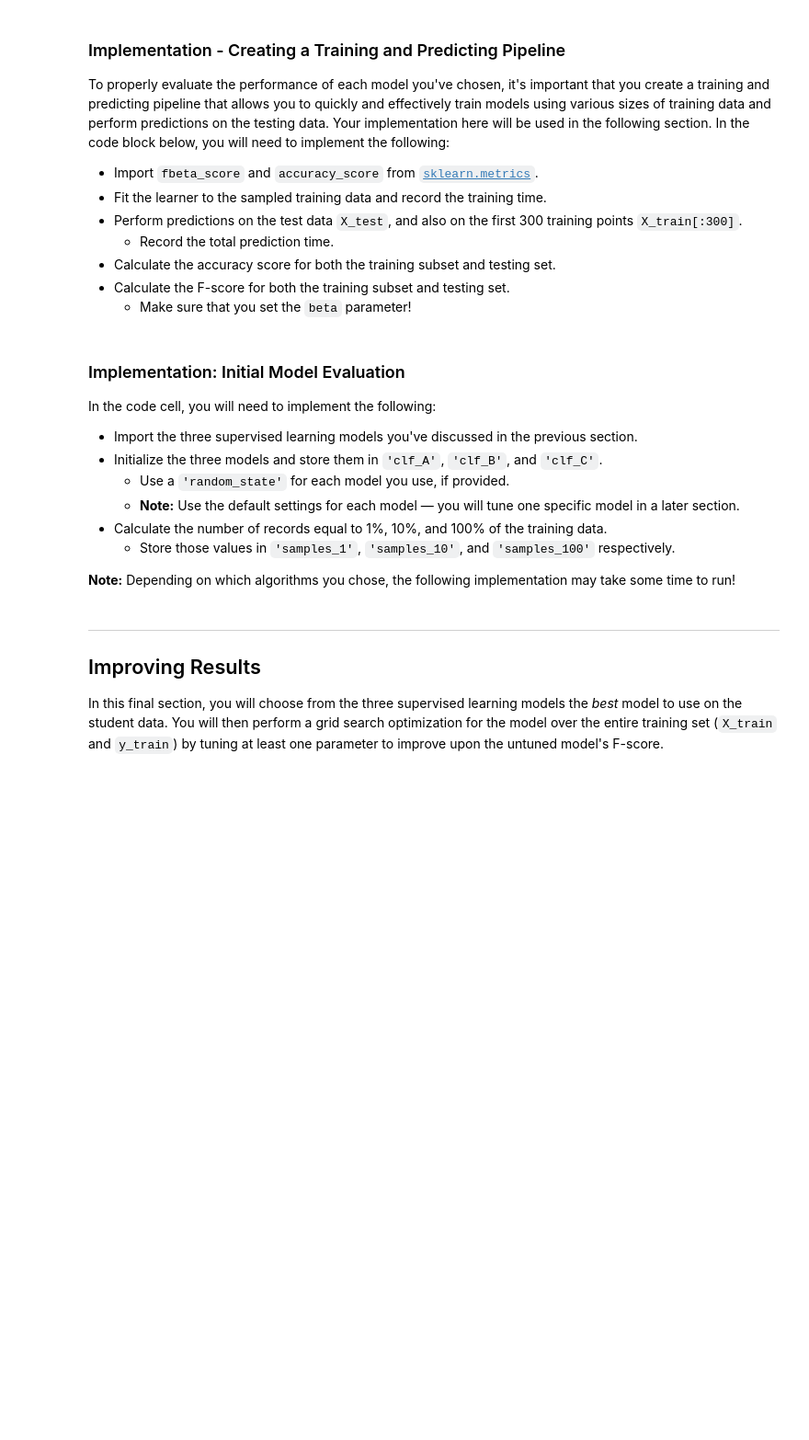
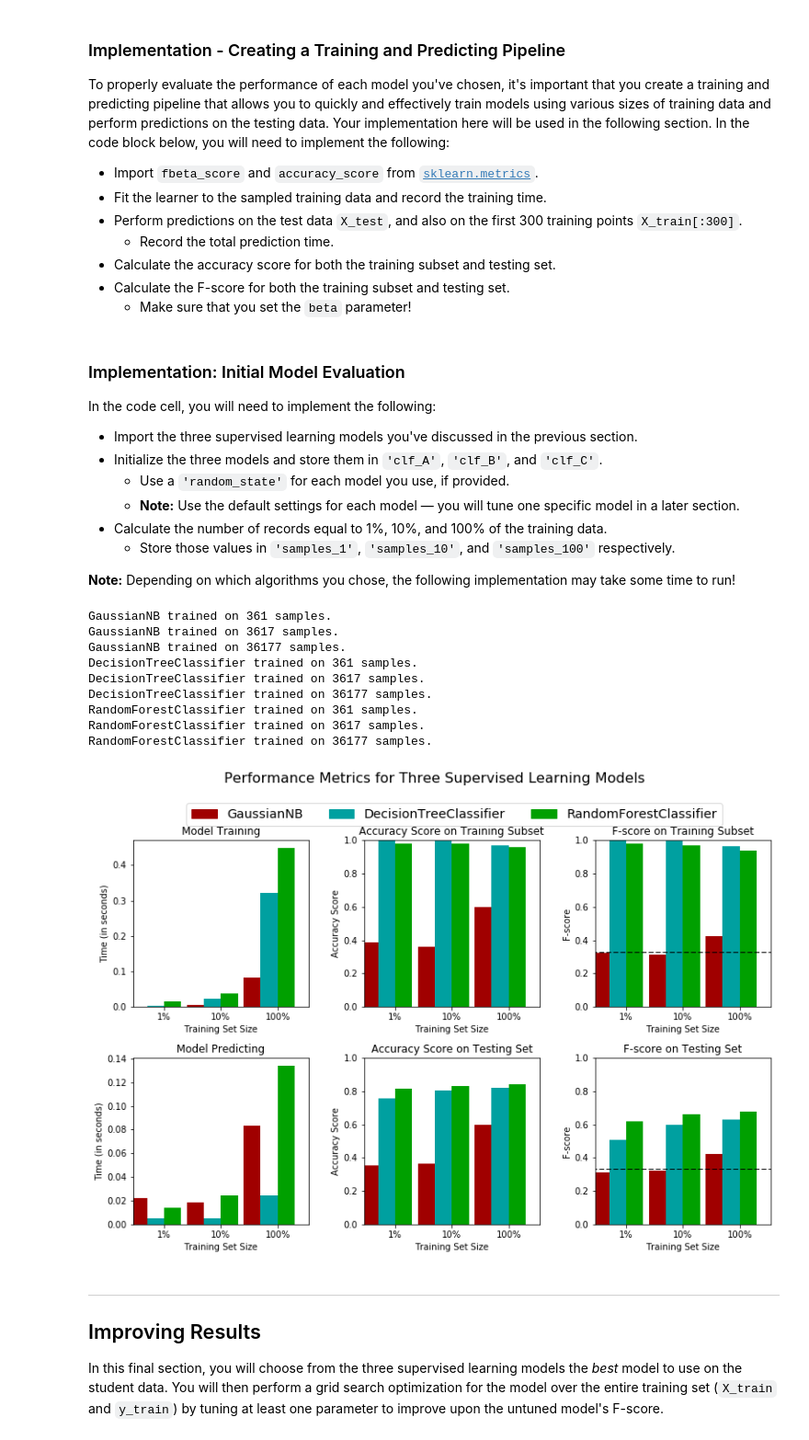
Before and after one commit to acheng1230/Udacity_MLND, a Jupyter notebook: projects/finding_donors/finding_donors.ipynb, the cells around one changed output. Shown at 92% size. Drawn from its saved outputs; the diff is of its cells as text; code cells hidden in the pictures; blank space fills up the shorter version.

```diff
--- a/projects/finding_donors/finding_donors.ipynb
+++ b/projects/finding_donors/finding_donors.ipynb
@@ -166,14 +166,14 @@ Additionally, as with the non-numeric features, we need to convert the non-numer
 features_final = pd.get_dummies(features_log_minmax_transform)
 
 # TODO: Encode the 'income_raw' data to numerical values
-income = pd.get_dummies(income_raw)
+income = income_raw.apply(lambda x: 1 if x == '>50K' else 0)
 
 # Print the number of features after one-hot encoding
 encoded = list(features_final.columns)
 print("{} total features after one-hot encoding.".format(len(encoded)))
 
 # Uncomment the following line to see the encoded feature names
-# print(encoded)
+#print(encoded)
 # %% [output]
 103 total features after one-hot encoding.
 # %% [markdown]
@@ -299,6 +314,7 @@ In the code block below, you will need to implement the following:
    - Make sure that you set the `beta` parameter!
 # %%
 # TODO: Import two metrics from sklearn - fbeta_score and accuracy_score
+from sklearn.metrics import fbeta_score, accuracy_score
 
 def train_predict(learner, sample_size, X_train, y_train, X_test, y_test):
     '''
@@ -310,41 +326,43 @@ def train_predict(learner, sample_size, X_train, y_train, X_test, y_test):
        - X_test: features testing set
        - y_test: income testing set
     '''
-
     results = {}
 
     # TODO: Fit the learner to the training data using slicing with 'sample_size' using .fit(training_features[:], training_labels[:])
+    X_train = X_train[:sample_size]
+    y_train = y_train[:sample_size]
+
     start = time() # Get start time
-    learner = None
+    learner.fit(X_train, y_train)
     end = time() # Get end time
 
     # TODO: Calculate the training time
-    results['train_time'] = None
+    results['train_time'] = end - start
 
     # TODO: Get the predictions on the test set(X_test),
     #       then get predictions on the first 300 training samples(X_train) using .predict()
     start = time() # Get start time
-    predictions_test = None
-    predictions_train = None
+    predictions_test = learner.predict(X_test)
+    predictions_train = learner.predict(X_train)
     end = time() # Get end time
 
     # TODO: Calculate the total prediction time
-    results['pred_time'] = None
+    results['pred_time'] = end - start
 
     # TODO: Compute accuracy on the first 300 training samples which is y_train[:300]
-    results['acc_train'] = None
+    results['acc_train'] = accuracy_score(y_train, predictions_train)
 
     # TODO: Compute accuracy on test set using accuracy_score()
-    results['acc_test'] = None
+    results['acc_test'] = accuracy_score(y_test, predictions_test)
 
     # TODO: Compute F-score on the the first 300 training samples using fbeta_score()
-    results['f_train'] = None
+    results['f_train'] = fbeta_score(y_train, predictions_train, beta=0.5)
 
     # TODO: Compute F-score on the test set which is y_test
-    results['f_test'] = None
+    results['f_test'] = fbeta_score(y_test, predictions_test, beta=0.5)
 
     # Success
-    print "{} trained on {} samples.".format(learner.__class__.__name__, sample_size)
+    print("{} trained on {} samples.".format(learner.__class__.__name__, sample_size))
 
     # Return the results
     return results
@@ -361,31 +379,45 @@ In the code cell, you will need to implement the following:
 **Note:** Depending on which algorithms you chose, the following implementation may take some time to run!
 # %%
 # TODO: Import the three supervised learning models from sklearn
+from sklearn.naive_bayes import GaussianNB
+from sklearn.tree import DecisionTreeClassifier
+from sklearn.ensemble import RandomForestClassifier
 
 # TODO: Initialize the three models
-clf_A = None
-clf_B = None
-clf_C = None
+clf_A = GaussianNB()
+clf_B = DecisionTreeClassifier()
+clf_C = RandomForestClassifier()
 
 # TODO: Calculate the number of samples for 1%, 10%, and 100% of the training data
 # HINT: samples_100 is the entire training set i.e. len(y_train)
 # HINT: samples_10 is 10% of samples_100
 # HINT: samples_1 is 1% of samples_100
-samples_100 = None
-samples_10 = None
-samples_1 = None
+samples_100 = int(len(y_train))
+samples_10 = int(0.1 * samples_100)
+samples_1 = int(0.01 * samples_100)
 
 # Collect results on the learners
 results = {}
 for clf in [clf_A, clf_B, clf_C]:
     clf_name = clf.__class__.__name__
     results[clf_name] = {}
     for i, samples in enumerate([samples_1, samples_10, samples_100]):
         results[clf_name][i] = \
         train_predict(clf, samples, X_train, y_train, X_test, y_test)
 
 # Run metrics visualization for the three supervised learning models chosen
 vs.evaluate(results, accuracy, fscore)
+# %% [output]
+GaussianNB trained on 361 samples.
+GaussianNB trained on 3617 samples.
+GaussianNB trained on 36177 samples.
+DecisionTreeClassifier trained on 361 samples.
+DecisionTreeClassifier trained on 3617 samples.
+DecisionTreeClassifier trained on 36177 samples.
+RandomForestClassifier trained on 361 samples.
+RandomForestClassifier trained on 3617 samples.
+RandomForestClassifier trained on 36177 samples.
+[figure, added]
 # %% [markdown]
 ----
 ## Improving Results
```
Also changed, not shown: parts of 24 cells of this notebook, 2 other files.
